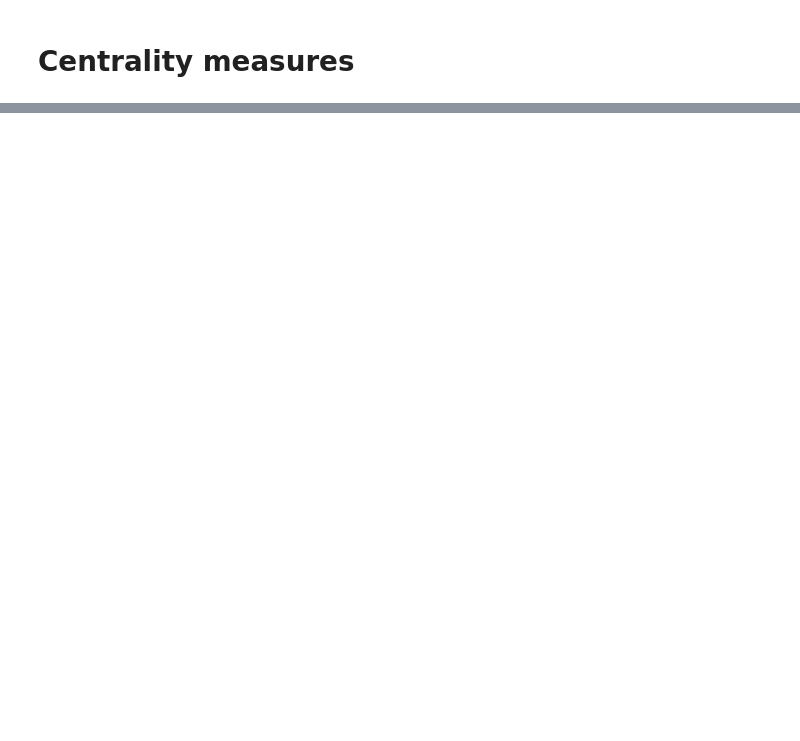
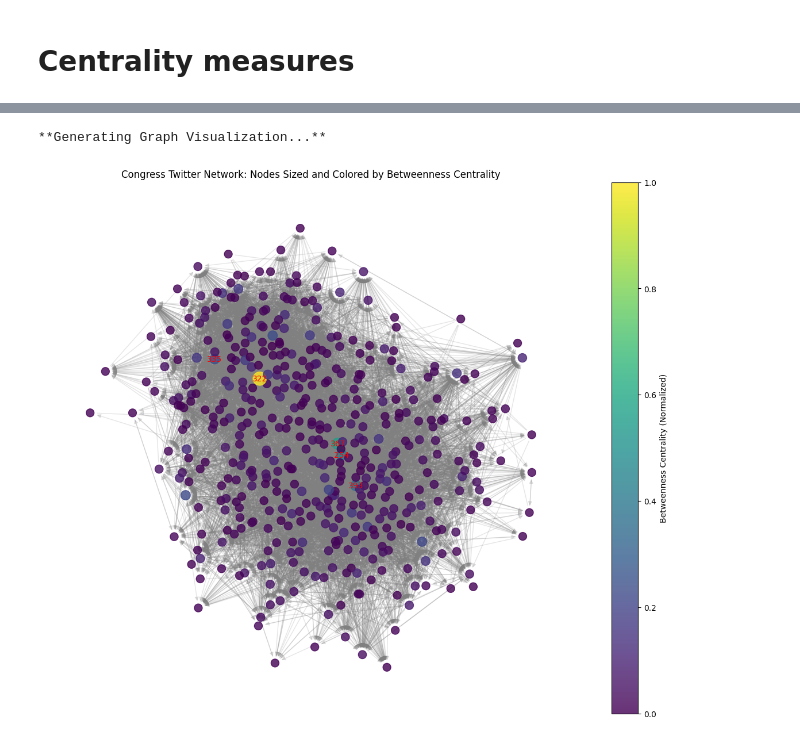
Before and after one commit to monroyminerodiego/visualization-tools-IX, a Jupyter notebook: ML/U2/PortfolioU2/02_relational_analysis.ipynb, the cells around one changed output, grey strips where cells are left out. Saved outputs shown, nothing was run; the diff lists cells and outputs as text; code cells hidden in the pictures; blank space fills up the shorter version.

Commit message:
Betweenness centrality added to the notebook.

```diff
--- a/ML/U2/PortfolioU2/02_relational_analysis.ipynb
+++ b/ML/U2/PortfolioU2/02_relational_analysis.ipynb
@@ -508,0 +517,33 @@ Generating visualizations...
+# %%
+def calculate_betweenness(G: nx.DiGraph, top_n: int = 10) -> dict:
+    """
+    Calculates betweenness centrality for a directed graph and displays the top N
+    members with the highest centrality.
+
+    Args:
+        G (nx.DiGraph): The directed, weighted graph (e.g., Congress Twitter network).
+        top_n (int): The number of top members to display.
+
+    Returns:
+        dict: A dictionary of {node: betweenness_score} for the entire graph.
+    """
+    print(f"**Calculating Betweenness Centrality for {G.number_of_nodes()} members...**\n")
+
+    # Use the 'weight' attribute if available, although standard betweenness
+    # often ignores weights for directed graphs unless specified differently
+    # (nx.betweenness_centrality can use weights via 'weight' argument for
+    # shortest path calculation, but here we treat it as standard unweighted for robustness).
+    betweenness = nx.betweenness_centrality(G, normalized=True, weight=None)
+
+    # Sort the results in descending order
+    sorted_betweenness = dict(sorted(betweenness.items(), key=lambda item: item[1], reverse=True))
+
+    # Display the top N
+    print(f"***Top {top_n} Members by Betweenness Centrality (Highest Bridge/Broker Score)***")
+    for i, (node, score) in enumerate(list(sorted_betweenness.items())[:top_n]):
+        print(f"Rank {i+1}: Node '{node}' - Betweenness: {score:.4f}")
+
+    return betweenness
+# %%
+betweenness = calculate_betweenness(G)
+print(betweenness)
@@ -508,0 +641,6 @@ Generating visualizations...
+# %%
+betwenness_graph = display_graph_by_betweenness(G, betweenness)
+betwenness_graph
+# %% [output]
+**Generating Graph Visualization...**
+[figure, added]
```
Also changed, not shown: parts of 8 cells of this notebook.
